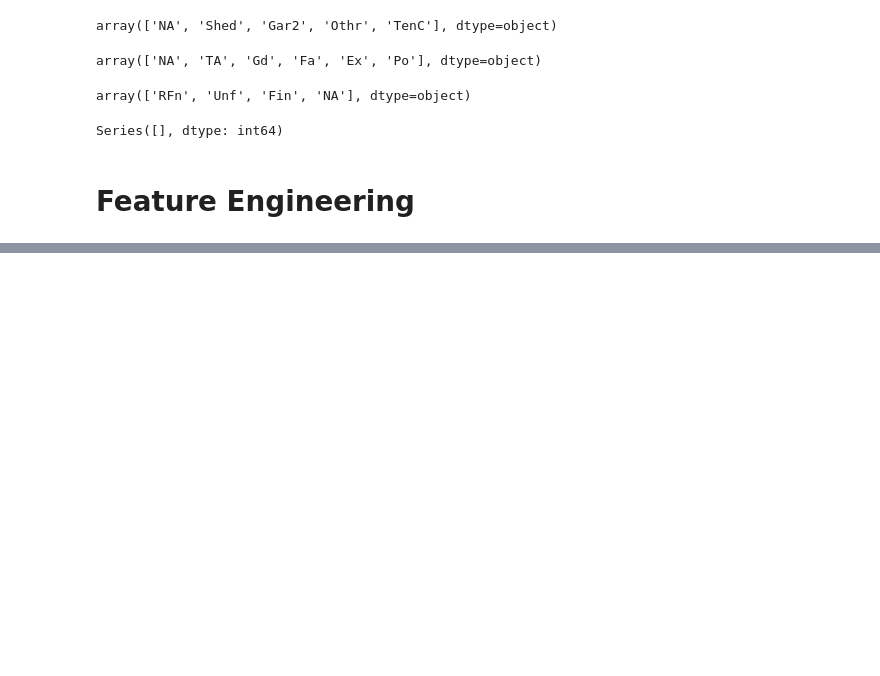
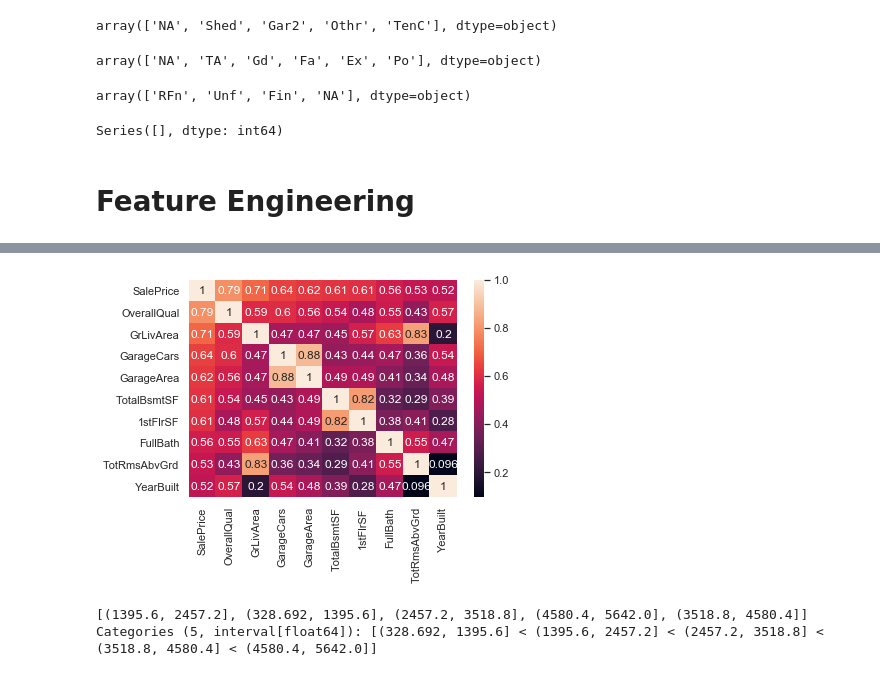
Before and after one commit to vishalvanpariya/HousePrice-Prediction-Kaggle, a Jupyter notebook: house-price-prediction-kaggle-competition.ipynb, the cells around one changed output, grey strips where cells are left out. Cells and saved outputs as stored; diff of their text form; code cells hidden in the pictures; blank space fills up the shorter version.

```diff
--- a/house-price-prediction-kaggle-competition.ipynb
+++ b/house-price-prediction-kaggle-competition.ipynb
@@ -203,0 +200,9 @@ Index(['SalePrice', 'OverallQual', 'GrLivArea', 'GarageCars', 'GarageArea',
+# %%
+#now lets create heatmap for top 10 correlated features
+cols =corr['SalePrice'].head(10).index
+cm = np.corrcoef(train[cols].values.T)
+sns.set(font_scale=1)
+hm = sns.heatmap(cm, annot=True, yticklabels=cols.values, xticklabels=cols.values)
+plt.show()
+# %% [output]
+[figure, added]
@@ -203,0 +220,5 @@ Index(['SalePrice', 'OverallQual', 'GrLivArea', 'GarageCars', 'GarageArea',
+# %%
+create_band('Floorfeet',5)
+# %% [output]
+[(1395.6, 2457.2], (328.692, 1395.6], (2457.2, 3518.8], (4580.4, 5642.0], (3518.8, 4580.4]]
+Categories (5, interval[float64]): [(328.692, 1395.6] < (1395.6, 2457.2] < (2457.2, 3518.8] < (3518.8, 4580.4] < (4580.4, 5642.0]]
```
Also changed, not shown: parts of 10 cells of this notebook.
